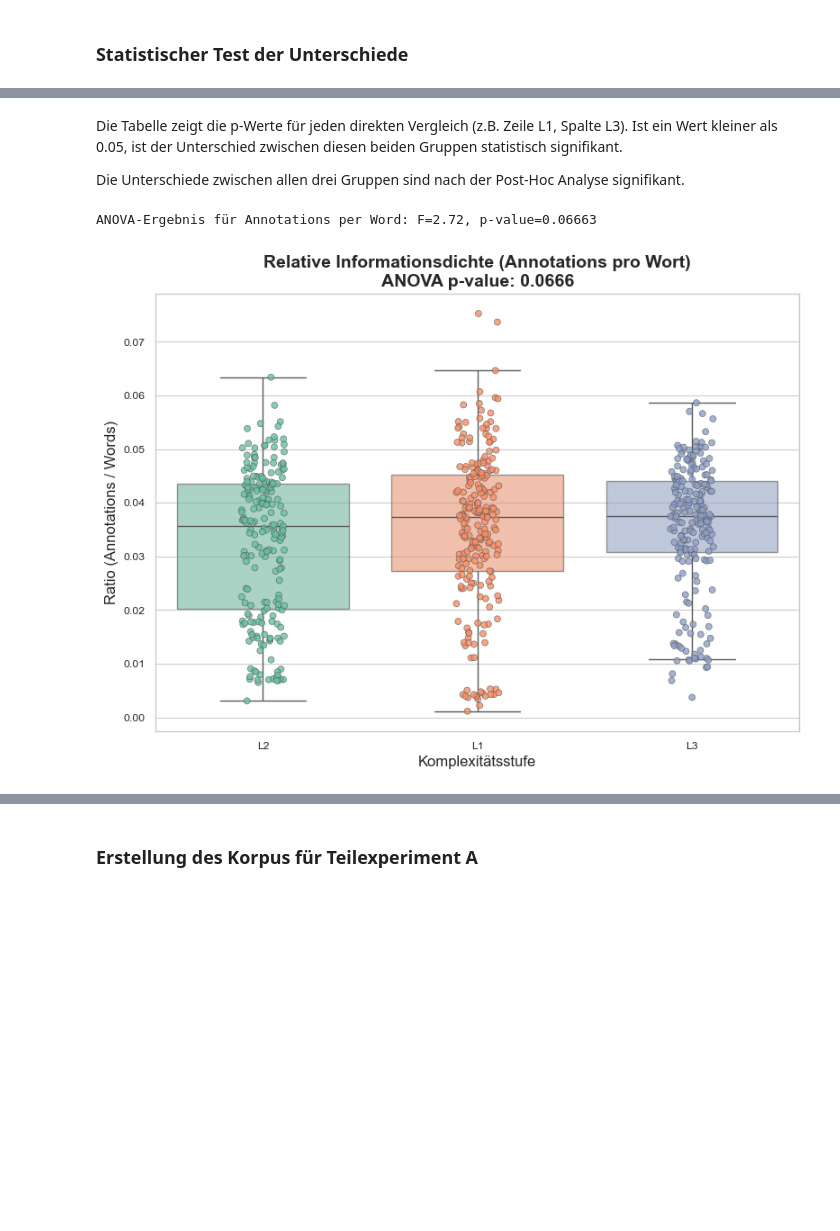
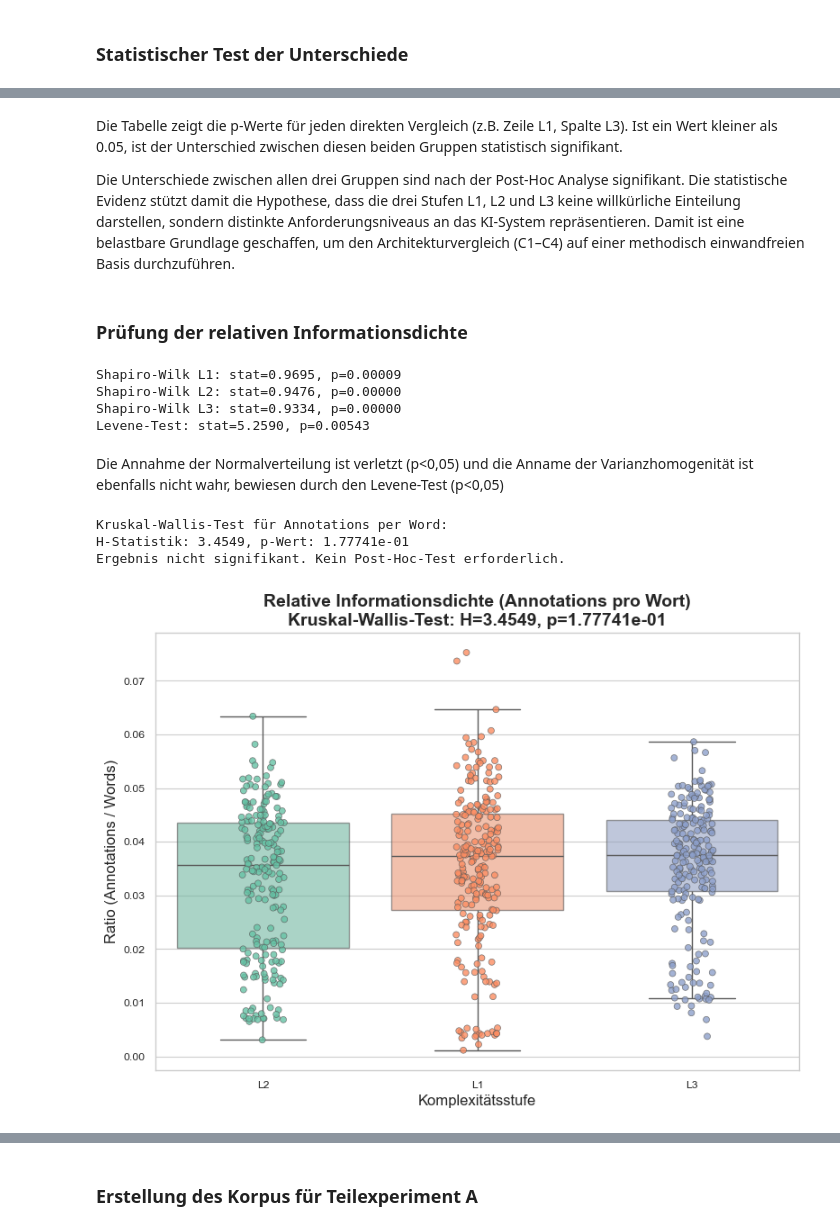
Before and after one commit to StefanEissler/doc-automation-architecture, a Jupyter notebook: notebooks/data_preperation_A_internal_validation.ipynb, the cells around one changed output, grey strips where cells are left out. Saved outputs shown, nothing was run; the diff lists cells and outputs as text; code cells hidden in the pictures; blank space fills up the shorter version.

```diff
--- a/notebooks/data_preperation_A_internal_validation.ipynb
+++ b/notebooks/data_preperation_A_internal_validation.ipynb
@@ -636,23 +638,53 @@ p-Wert:      1.65411e-29
 # %% [markdown]
 Die Tabelle zeigt die p-Werte für jeden direkten Vergleich (z.B. Zeile L1, Spalte L3). Ist ein Wert kleiner als 0.05, ist der Unterschied zwischen diesen beiden Gruppen statistisch signifikant.
 
-Die Unterschiede zwischen allen drei Gruppen sind nach der Post-Hoc Analyse signifikant.
+Die Unterschiede zwischen allen drei Gruppen sind nach der Post-Hoc Analyse signifikant. Die statistische Evidenz stützt damit die Hypothese, dass die drei Stufen L1, L2 und L3 keine willkürliche Einteilung darstellen, sondern distinkte Anforderungsniveaus an das KI-System repräsentieren. Damit ist eine belastbare Grundlage geschaffen, um den Architekturvergleich (C1–C4) auf einer methodisch einwandfreien Basis durchzuführen.
+# %% [markdown]
+### Prüfung der relativen Informationsdichte
+# %%
+df_processed["annotations_per_word"] = (
+    df_processed["annotation_count"] / df_processed["word_count"]
+)
+
+# ANOVA berechnen (Gibt es hier signifikante Unterschiede?)
+l1_ratio = df_processed[df_processed["complexity"] == "L1"]["annotations_per_word"]
+l2_ratio = df_processed[df_processed["complexity"] == "L2"]["annotations_per_word"]
+l3_ratio = df_processed[df_processed["complexity"] == "L3"]["annotations_per_word"]
+
+for name, group in [("L1", l1_ratio), ("L2", l2_ratio), ("L3", l3_ratio)]:
+    stat, p = stats.shapiro(group)
+    print(f"Shapiro-Wilk {name}: stat={stat:.4f}, p={p:.5f}")
+
+stat_levene, p_levene = stats.levene(l1_ratio, l2_ratio, l3_ratio)
+print(f"Levene-Test: stat={stat_levene:.4f}, p={p_levene:.5f}")
+# %% [output]
+Shapiro-Wilk L1: stat=0.9695, p=0.00009
+Shapiro-Wilk L2: stat=0.9476, p=0.00000
+Shapiro-Wilk L3: stat=0.9334, p=0.00000
+Levene-Test: stat=5.2590, p=0.00543
+# %% [markdown]
+Die Annahme der Normalverteilung ist verletzt (p<0,05) und die Anname der Varianzhomogenität ist ebenfalls nicht wahr, bewiesen durch den Levene-Test (p<0,05)
 # %%
 from scipy import stats
 
-df_processed["annotations_per_word"] = (
-    df_processed["annotation_count"] / df_processed["word_count"]
-)
+stat_kw, p_value_kw = stats.kruskal(l1_ratio, l2_ratio, l3_ratio)
 
-# 2. ANOVA berechnen (Gibt es hier signifikante Unterschiede?)
-l1_ratio = df_processed[df_processed["complexity"] == "L1"]["annotations_per_word"]
-l2_ratio = df_processed[df_processed["complexity"] == "L2"]["annotations_per_word"]
-l3_ratio = df_processed[df_processed["complexity"] == "L3"]["annotations_per_word"]
+print(f"Kruskal-Wallis-Test für Annotations per Word:")
+print(f"H-Statistik: {stat_kw:.4f}, p-Wert: {p_value_kw:.5e}")
 
-f_stat_ratio, p_value_ratio = stats.f_oneway(l1_ratio, l2_ratio, l3_ratio)
-print(
-    f"ANOVA-Ergebnis für Annotations per Word: F={f_stat_ratio:.2f}, p-value={p_value_ratio:.5f}"
-)
+# 2. Post-Hoc-Test bei Signifikanz
+if p_value_kw < 0.05:
+    print("Ergebnis signifikant. Führe Dunn's Post-Hoc-Test durch...")
+    # Wir nutzen hier wieder den df_processed für den Post-Hoc Vergleich
+    posthoc = sp.posthoc_dunn(
+        df_processed,
+        val_col="annotations_per_word",
+        group_col="complexity",
+        p_adjust="bonferroni",
+    )
+    print(posthoc)
+else:
+    print("Ergebnis nicht signifikant. Kein Post-Hoc-Test erforderlich.")
 
 # 3. Den Plot zeichnen
 plt.figure(figsize=(8, 6))
@@ -667,34 +699,36 @@ sns.boxplot(
     legend=False,
     boxprops={"alpha": 0.6},
     showfliers=False,
 )
 
 # Stripplot (Punkte im Vordergrund)
 sns.stripplot(
     data=df_processed,
     x="complexity",
     y="annotations_per_word",
     hue="complexity",
     palette="Set2",
     legend=False,
     jitter=True,
     alpha=0.8,
     size=5,
     linewidth=0.5,
     edgecolor="gray",
 )
 
 plt.title(
-    f"Relative Informationsdichte (Annotations pro Wort)\nANOVA p-value: {p_value_ratio:.4f}",
+    f"Relative Informationsdichte (Annotations pro Wort)\nKruskal-Wallis-Test: H={stat_kw:.4f}, p={p_value_kw:.5e}",
     fontsize=14,
     fontweight="bold",
 )
 plt.ylabel("Ratio (Annotations / Words)", fontsize=12)
 plt.xlabel("Komplexitätsstufe", fontsize=12)
 
 plt.tight_layout()
 plt.show()
 # %% [output]
-ANOVA-Ergebnis für Annotations per Word: F=2.72, p-value=0.06663
+Kruskal-Wallis-Test für Annotations per Word:
+H-Statistik: 3.4549, p-Wert: 1.77741e-01
+Ergebnis nicht signifikant. Kein Post-Hoc-Test erforderlich.
-[figure, old version]
+[figure, new version]
 # %% [markdown]
```
Also changed, not shown: parts of 14 cells of this notebook, 3 other files.
